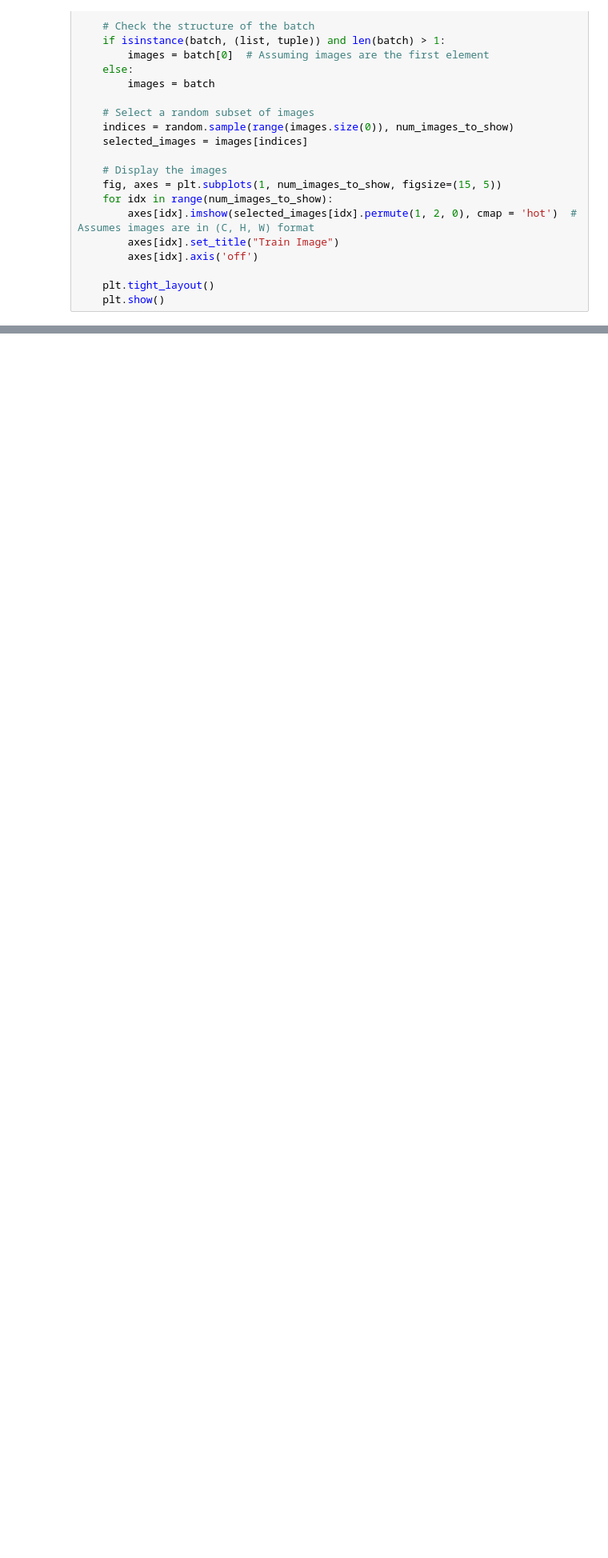
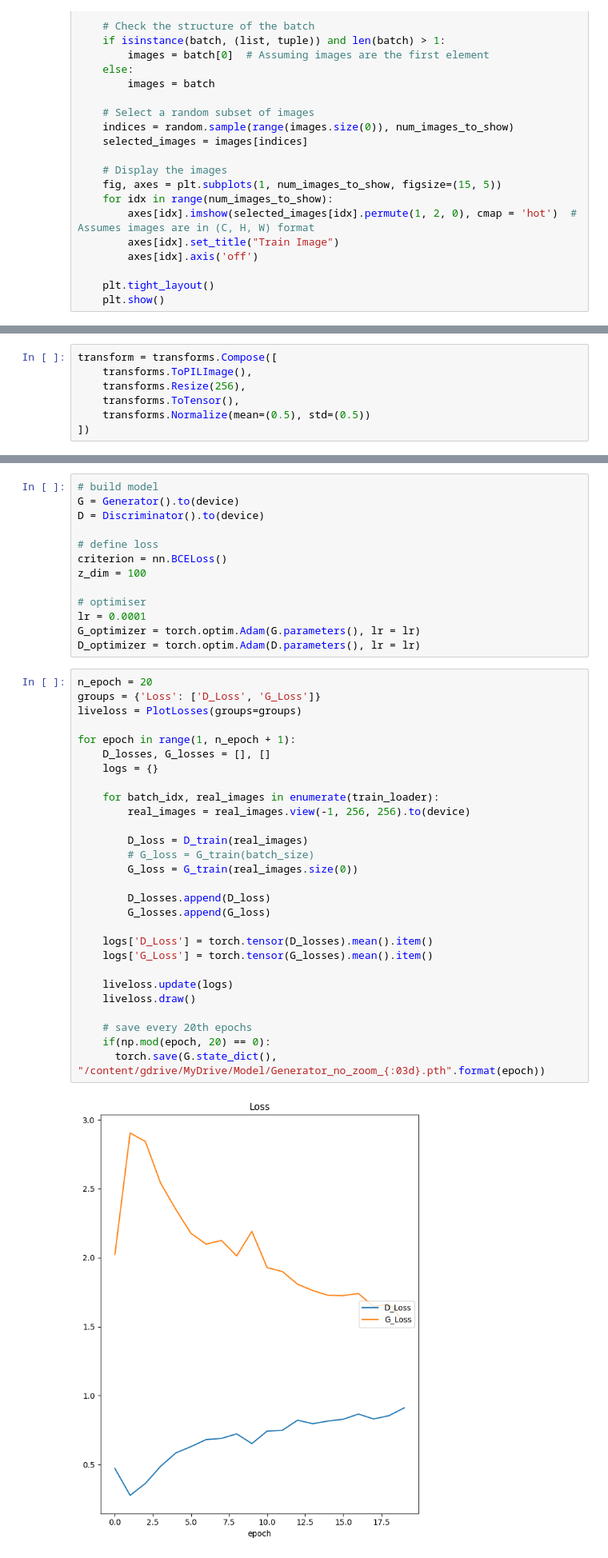
Before and after one commit to edsml-hs1623/Wildfire-Prediction, a Jupyter notebook: GAN_2.ipynb, the cells around one changed output, grey strips where cells are left out. Shown at 80% size. Drawn from its saved outputs; the diff is of its cells as text; blank space fills up the shorter version.

```diff
--- a/GAN_2.ipynb
+++ b/GAN_2.ipynb
@@ -570,0 +787,7 @@ visualize_random_train_images(train_loader, num_images_to_show=5)
+# %%
+transform = transforms.Compose([
+    transforms.ToPILImage(),
+    transforms.Resize(256),
+    transforms.ToTensor(),
+    transforms.Normalize(mean=(0.5), std=(0.5))
+])
@@ -570,0 +893,43 @@ visualize_random_train_images(train_loader, num_images_to_show=5)
+# %%
+# build model
+G = Generator().to(device)
+D = Discriminator().to(device)
+
+# define loss
+criterion = nn.BCELoss()
+z_dim = 100
+
+# optimiser
+lr = 0.0001
+G_optimizer = torch.optim.Adam(G.parameters(), lr = lr)
+D_optimizer = torch.optim.Adam(D.parameters(), lr = lr)
+# %%
+n_epoch = 20
+groups = {'Loss': ['D_Loss', 'G_Loss']}
+liveloss = PlotLosses(groups=groups)
+
+for epoch in range(1, n_epoch + 1):
+    D_losses, G_losses = [], []
+    logs = {}
+
+    for batch_idx, real_images in enumerate(train_loader):
+        real_images = real_images.view(-1, 256, 256).to(device)
+
+        D_loss = D_train(real_images)
+        # G_loss = G_train(batch_size)
+        G_loss = G_train(real_images.size(0))
+
+        D_losses.append(D_loss)
+        G_losses.append(G_loss)
+
+    logs['D_Loss'] = torch.tensor(D_losses).mean().item()
+    logs['G_Loss'] = torch.tensor(G_losses).mean().item()
+
+    liveloss.update(logs)
+    liveloss.draw()
+
+    # save every 20th epochs
+    if(np.mod(epoch, 20) == 0):
+      torch.save(G.state_dict(), "/content/gdrive/MyDrive/Model/Generator_no_zoom_{:03d}.pth".format(epoch))
+# %% [output]
+[figure, added]
```
Also changed, not shown: parts of 30 cells of this notebook.
